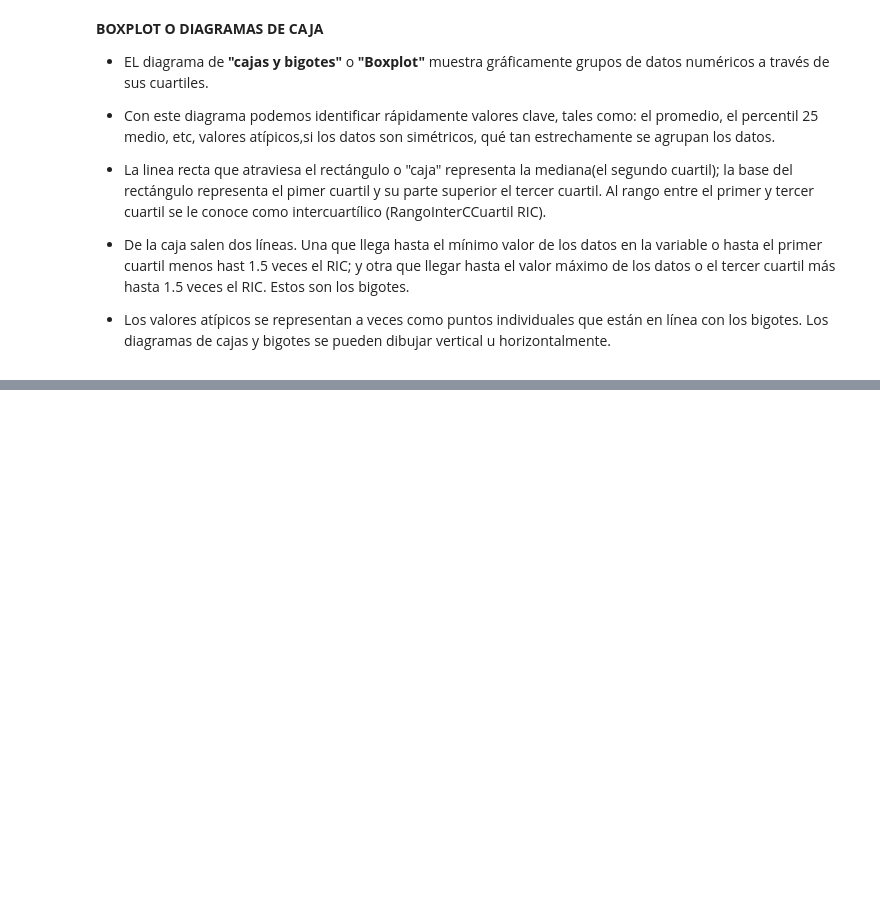
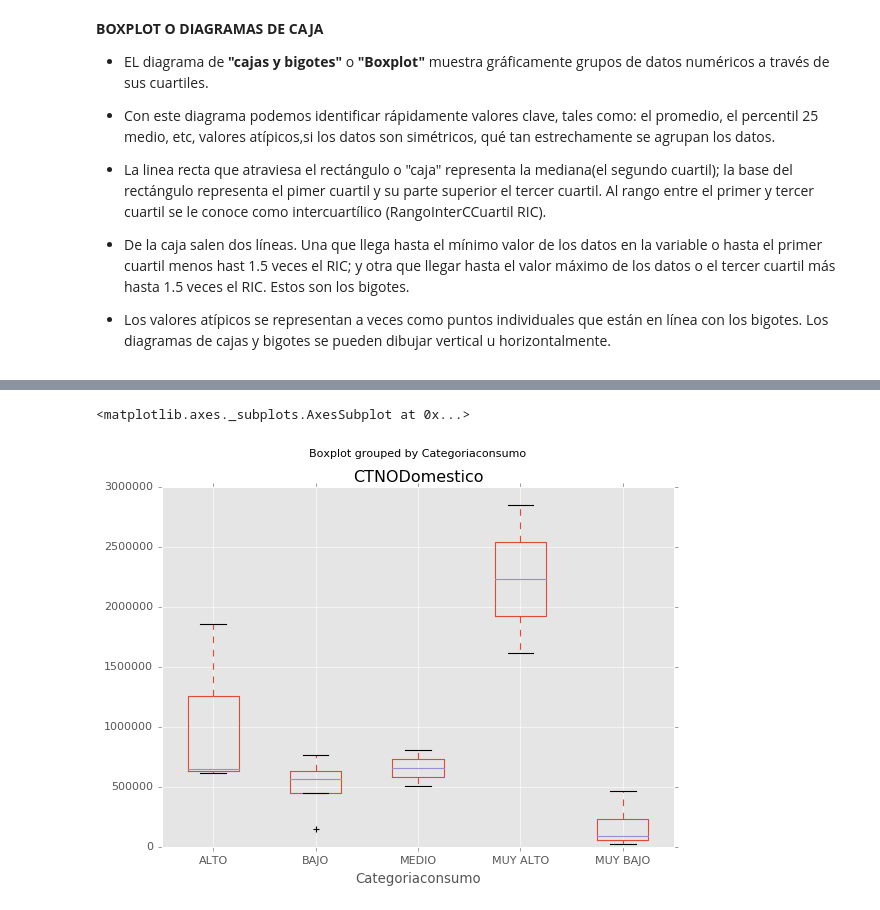
Before and after one commit to benjov/Econometria_II_Primavera_2019, a Jupyter notebook: Clase_00/CLASE GRÁFICAS CON MATPLOTLIB-Alumnos.ipynb, the cells around one changed output, grey strips where cells are left out. Saved outputs shown, nothing was run; the diff lists cells and outputs as text; code cells hidden in the pictures; blank space fills up the shorter version.

```diff
--- a/Clase_00/CLASE GRÁFICAS CON MATPLOTLIB-Alumnos.ipynb
+++ b/Clase_00/CLASE GRÁFICAS CON MATPLOTLIB-Alumnos.ipynb
@@ -308,5 +430,8 @@ aguacp.boxplot(by ='Categoriaconsumo', column =['consumo_total'], grid = True)
 # %%
 
-aguacp.boxplot(by ='Categoriaconsumo', column =['CTNODomestico'], grid = False)
+aguacp.boxplot(by ='Categoriaconsumo', column =['CTNODomestico'], grid = True)
+# %% [output]
+<matplotlib.axes._subplots.AxesSubplot at 0x...>
+[figure, added]
 # %%
 aguacp.boxplot(by ='Categoriaconsumo', column =['CTDomestico'], grid = False)
```
Also changed, not shown: parts of 30 cells of this notebook, 15 other files.
